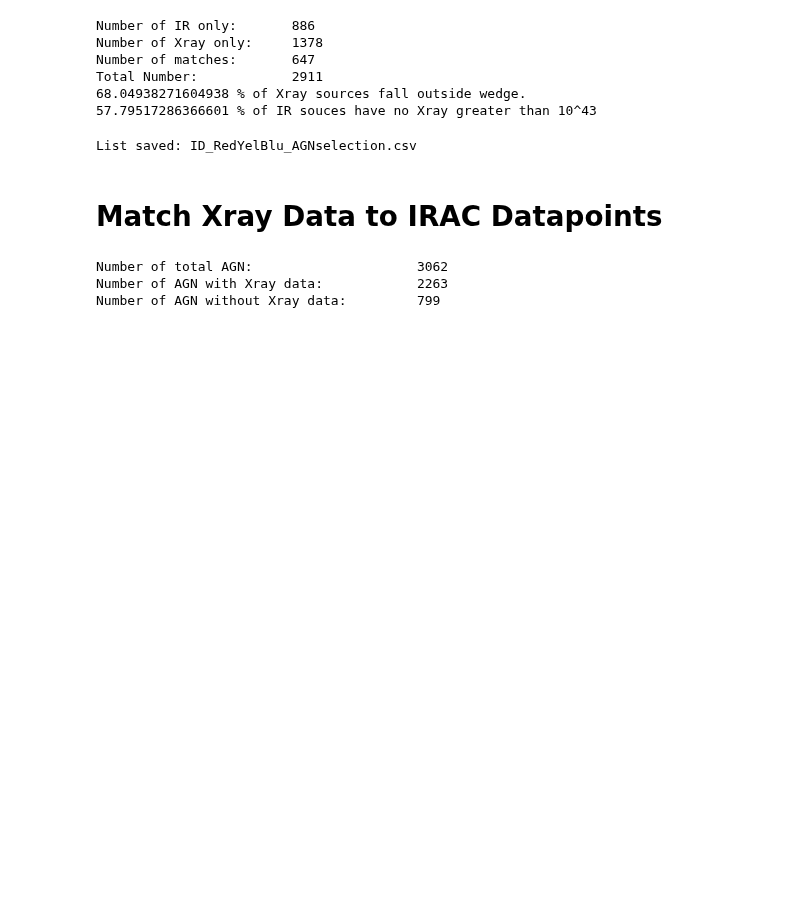
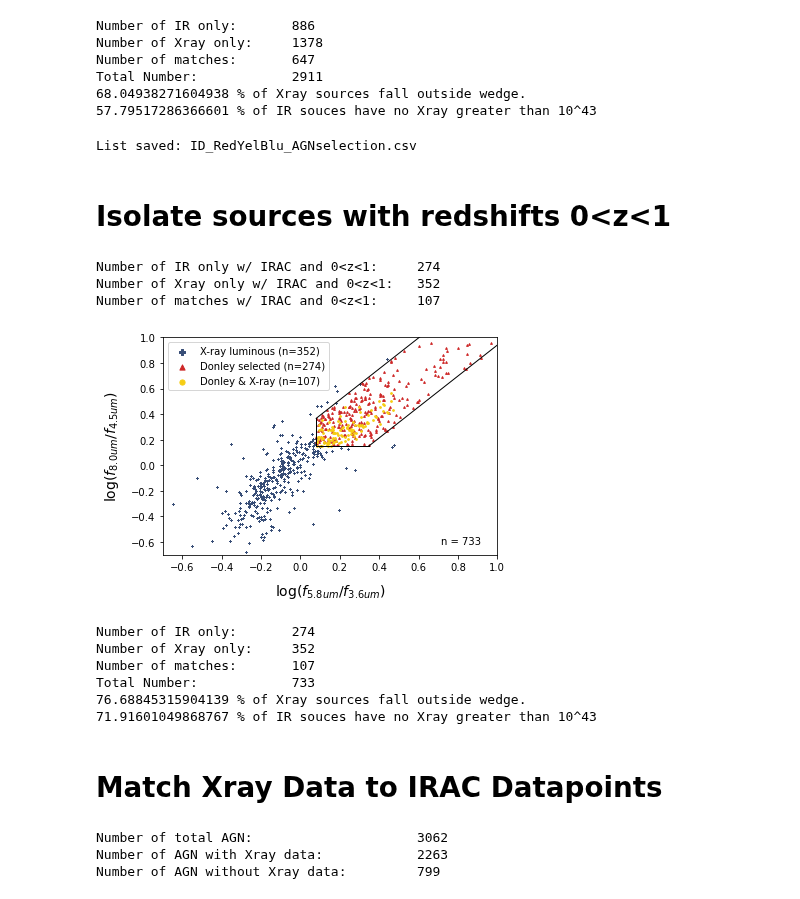
Before and after one commit to parallax-xallaraq/IfA-REU-Project, a Jupyter notebook: Code/COSMOS_IR_Xray_compare.ipynb, the cells around one changed output. Drawn from its saved outputs; the diff is of its cells as text; code cells hidden in the pictures; blank space fills up the shorter version.

```diff
--- a/Code/COSMOS_IR_Xray_compare.ipynb
+++ b/Code/COSMOS_IR_Xray_compare.ipynb
@@ -34,0 +53,7 @@ Number of Xray AGN in COSMOS 2020:       2176
+# %%
+# get 0<z<1
+mask_z01 = (zZ > 0.0) & (zZ <= 1.0)
+zID_01 = zID[mask_z01]
+zZ_01  = zZ[mask_z01]
+# print info
+print('Number of sources w/ 0<z<1:', len(zID_01))
@@ -219,6 +246,49 @@ with open(path_csv+'\ID_RedYelBlu_AGNselection.csv', mode='w', newline='') as cs
 print('List saved: ID_RedYelBlu_AGNselection.csv')
 # %% [output]
 List saved: ID_RedYelBlu_AGNselection.csv
+# %% [markdown]
+# Isolate sources with redshifts 0<z<1
+# %%
+# match redshift against AGN color IDs
+key_z_blu, key_blu_z= match.match(zID_01, agn_xrSel20_id_ONLY_IRAC)
+key_z_red, key_red_z= match.match(zID_01, agn_irSel20_id_ONLY_IRAC)
+key_z_yel, key_yel_z= match.match(zID_01, agn20_id_BOTH_IRAC)
+
+# get sources with redshifts 0<z<1
+x_xr_z01 = x_xr[key_blu_z]
+y_xr_z01 = y_xr[key_blu_z]
+
+x_ir_z01 = x_ir[key_red_z]
+y_ir_z01 = y_ir[key_red_z]
+
+x_ix_z01 = x_ix[key_yel_z]
+y_ix_z01 = y_ix[key_yel_z]
+
+# print info
+print('Number of IR only w/ IRAC and 0<z<1:\t',   len(x_ir_z01))
+print('Number of Xray only w/ IRAC and 0<z<1:\t', len(x_xr_z01))
+print('Number of matches w/ IRAC and 0<z<1:\t',   len(x_ix_z01))
+# %% [output]
+Number of IR only w/ IRAC and 0<z<1:     274
+Number of Xray only w/ IRAC and 0<z<1:   352
+Number of matches w/ IRAC and 0<z<1:     107
+# %%
+myP.PlotDonleyTricolor(
+        x_xr_z01, y_xr_z01,             # X-ray (blue)
+        x_ir_z01, y_ir_z01,             # infrared (red)
+        x_ix_z01, y_ix_z01,             # overlap (yellow)
+        path=path_fig,                              # save
+        fileName='COSMOS_IR-Xray_selection_z01',    # save
+        printInfo=True          # output text
+    )
+# %% [output]
+[figure, added]
+Number of IR only:       274
+Number of Xray only:     352
+Number of matches:       107
+Total Number:            733
+76.68845315904139 % of Xray sources fall outside wedge.
+71.91601049868767 % of IR souces have no Xray greater than 10^43
 # %% [markdown]
 # Match Xray Data to IRAC Datapoints
 # %%
```
Also changed, not shown: parts of 11 cells of this notebook, 10 other files.
